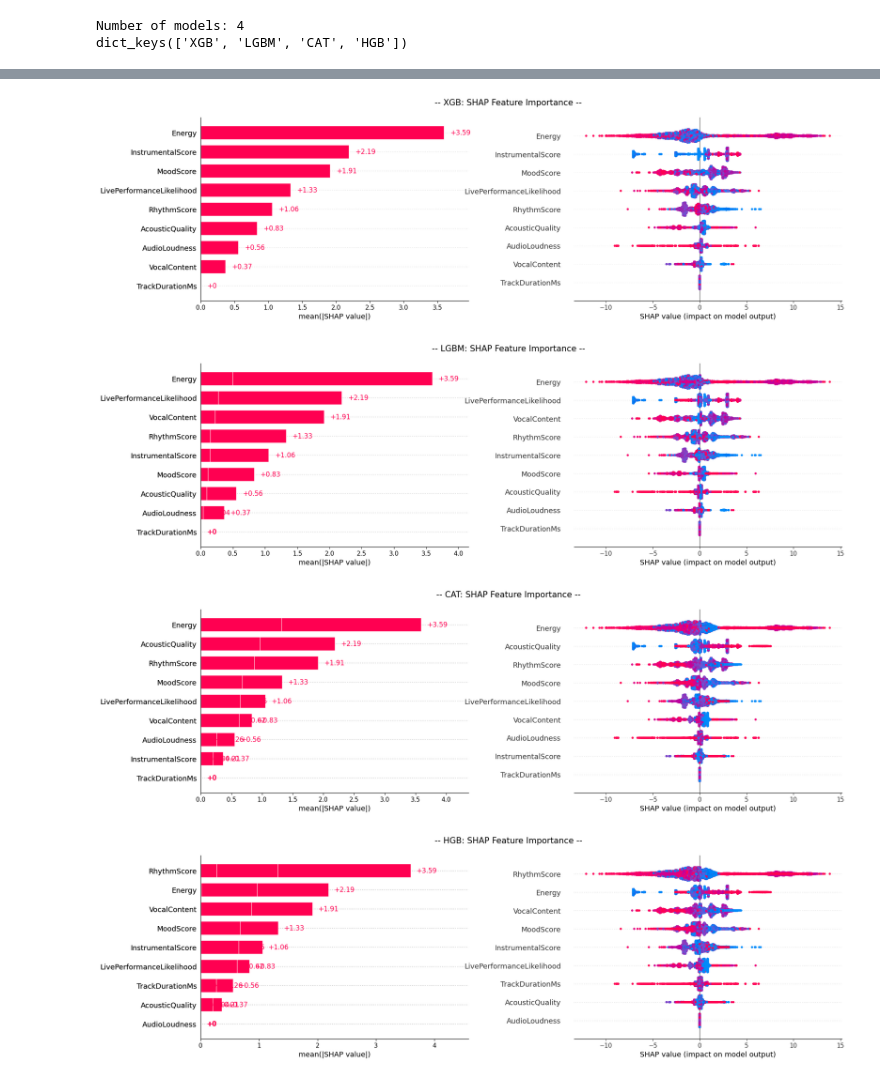
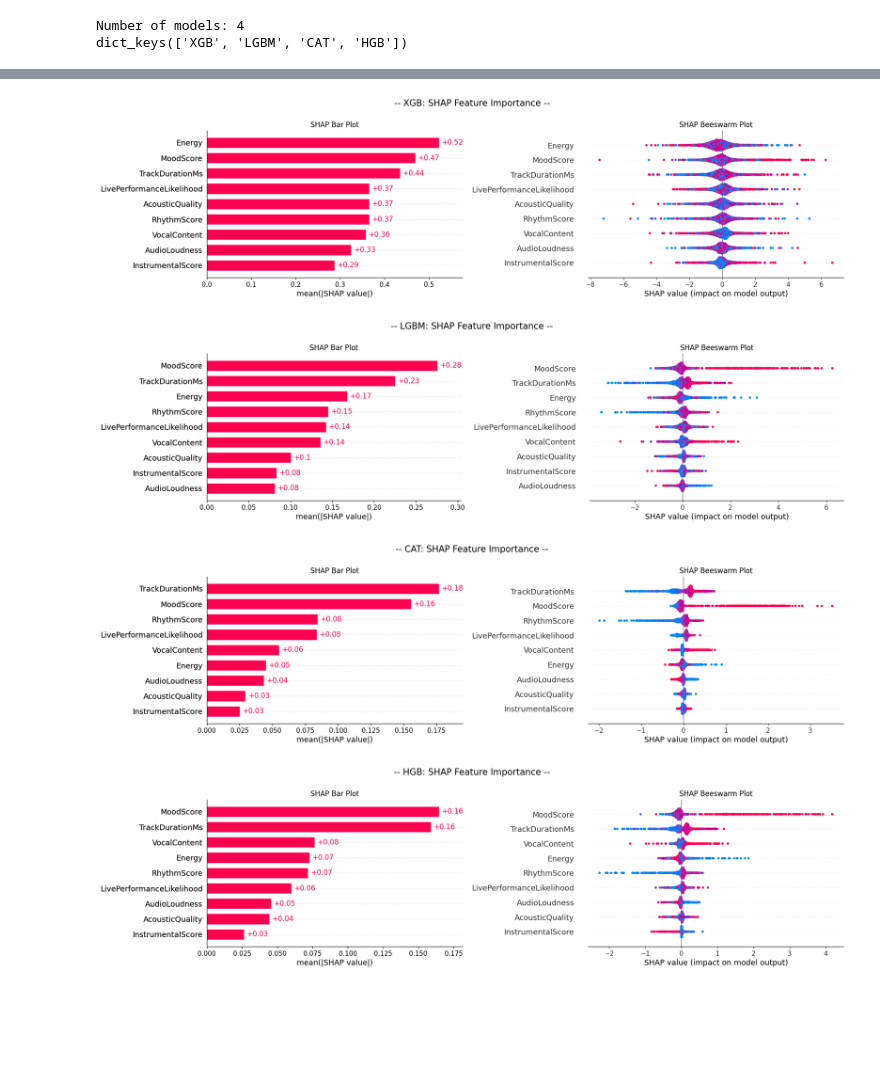
Before and after one commit to coded-sly/Kaggle-s5e9-Predicting-the-Beats-per-Minute-of-Songs, a Jupyter notebook: 1vbeats-eda-predict.ipynb, the cells around one changed output, grey strips where cells are left out. Cells and saved outputs as stored; diff of their text form; code cells hidden in the pictures; blank space fills up the shorter version.

```diff
--- a/1vbeats-eda-predict.ipynb
+++ b/1vbeats-eda-predict.ipynb
@@ -574,21 +542,21 @@ Computation Time: 21.00 secs ###################################################
 # %%
 ## -- PLOT FEATURES IMPORTANCES --
-fig, ax = plt.subplots(1, 3, figsize=(20, 5))
+fig, axs = plt.subplots(1, 3, figsize=(18, 5))
 
 ## -- XGBoost --
-xgb.plot_importance(MODELS_FIT['XGB'][1],
-                    ax=ax[0], grid=False, height=.5,
+xgb.plot_importance(MODELS_FIT['XGB'], importance_type='gain',
+                    ax=axs[0], grid=False, height=.5, show_values=False,
                     title="XGB - Feature importance")
 
 ## -- LightGBM --
-lgb.plot_importance(MODELS_FIT['LGBM'][1],
-                    ax=ax[1], grid=False, height=.5, precision=0,
+lgb.plot_importance(MODELS_FIT['LGBM'], importance_type='gain',
+                    ax=axs[1], grid=False, height=.5, precision=0,
                     title="LGBM - Feature importance")
 
 ## -- CatBoost --
-cat_imp_df = MODELS_FIT['CAT'][1].get_feature_importance(prettified=True)
-sns.barplot(data=cat_imp_df, x='Importances', y='Feature Id', width=.5, ax=ax[2])
-ax[2].set_title('CAT - Feature importance')
+cat_imp_df = MODELS_FIT['CAT'].get_feature_importance(prettified=True)
+sns.barplot(data=cat_imp_df, x='Importances', y='Feature Id', width=.5, ax=axs[2])
+axs[2].set_title('CAT - Feature importance')
 
 plt.tight_layout()
 plt.show()
@@ -597,24 +565,27 @@ plt.show()
 # %%
-fig, ax = plt.subplots(1, 2)
-fig.tight_layout(pad=3.0)
+## -- Plot SHAP values --
+for i, (name, model) in enumerate(MODELS_FIT.items()):
+    fig, axs = plt.subplots(1, 2, figsize=(18, 5))
 
-for i, (name, model) in enumerate(MODELS_FIT.items()):
-    explainer = shap.TreeExplainer(model[1], X_test)
-    shap_values = explainer(X_test.sample(frac=0.5))
+    explainer = shap.TreeExplainer(model, X_train_fold)
+    shap_values = explainer(X_val_fold.sample(5000))
 
-    plt.sca(ax[0])
-    shap.plots.bar(shap_values, show=False)
+    # Bar plot on first subplot
+    shap.plots.bar(shap_values, show=False, ax=axs[0])
+    axs[0].set_title("SHAP Bar Plot")
 
-    plt.sca(ax[1])
-    shap.plots.beeswarm(shap_values, show=False, plot_size=(20, 6), color_bar=False)
+    # Beeswarm plot on second subplot
+    shap.plots.beeswarm(shap_values, show=False, ax=axs[1], color_bar=False, plot_size=None)
+    axs[1].set_title("SHAP Beeswarm Plot")
 
-    plt.suptitle(f"-- {name}: SHAP Feature Importance --", fontsize=15)
+    # Add suptitle and adjust layout
+    fig.suptitle(f"-- {name}: SHAP Feature Importance --", fontsize=15)
+    fig.tight_layout(pad=1.5)
+
     plt.show()
     print("\n")
-
-# plt.tight_layout()
 # %% [output]
-[figure, old version]
+[figure, new version]
-[figure, old version]
+[figure, new version]
-[figure, old version]
+[figure, new version]
-[figure, old version]
+[figure, new version]
```
Also changed, not shown: parts of 27 cells of this notebook.
